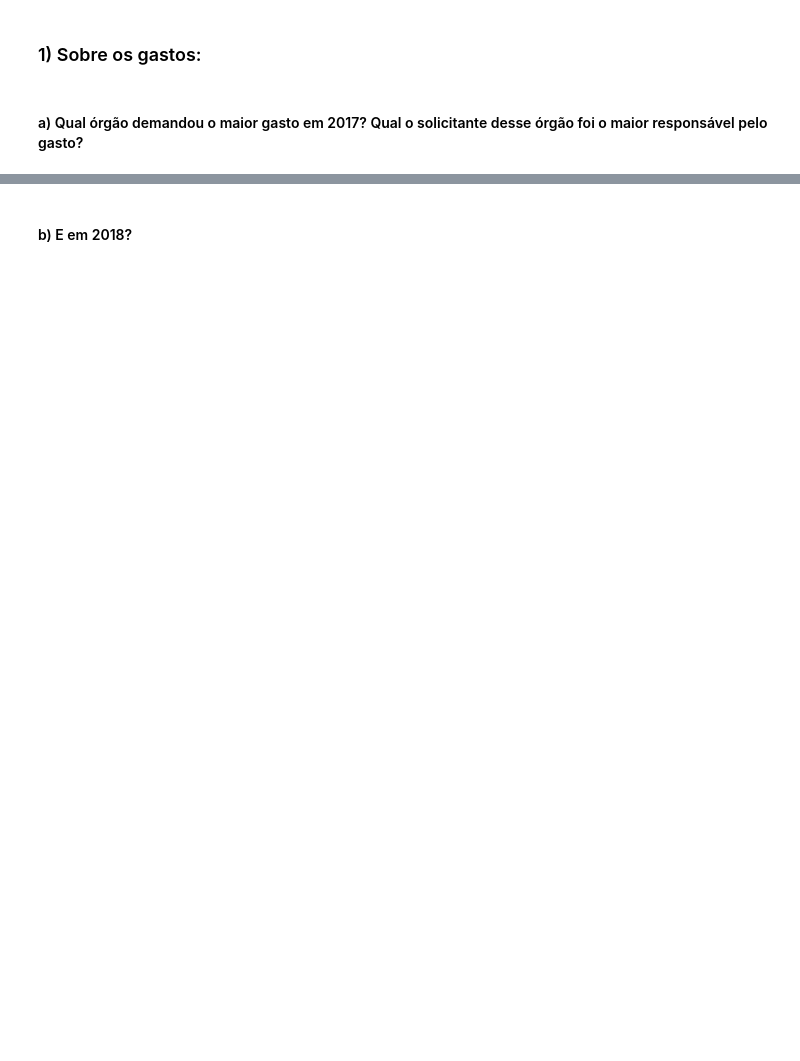
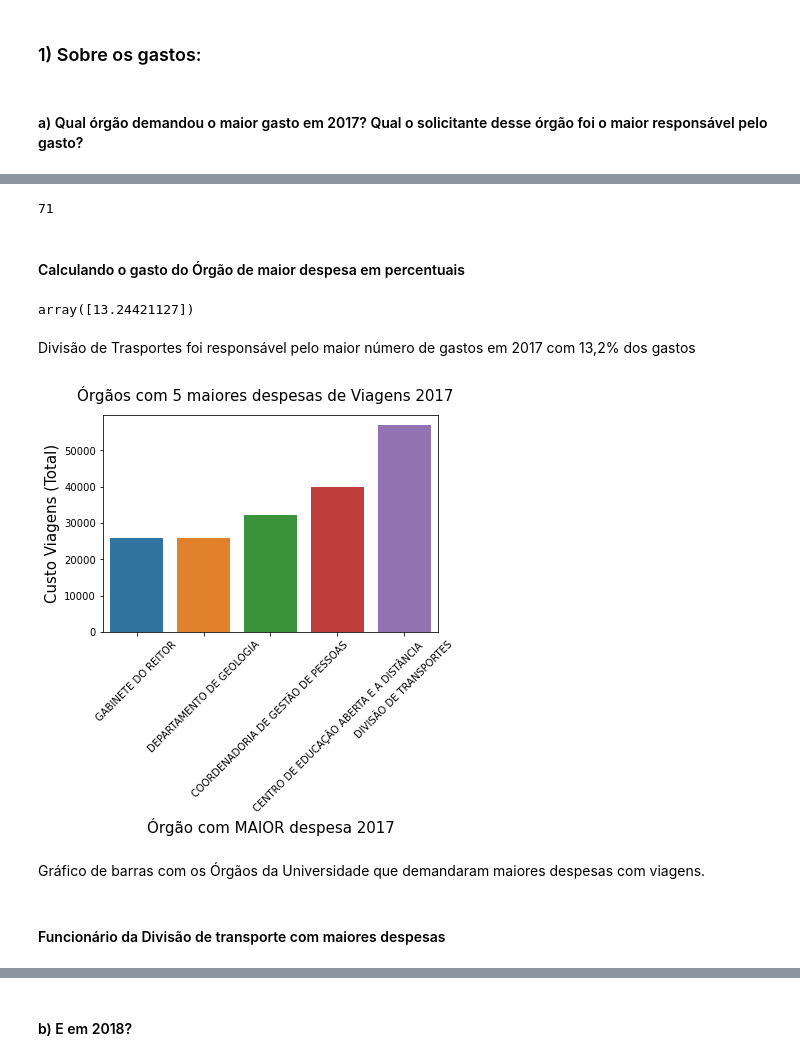
Before and after one commit to PedroSouzaDS/Traveling-Costs-Issue, a Jupyter notebook: Exploring_analysis/Análise_exploratoria.ipynb, the cells around one changed output, grey strips where cells are left out. Saved outputs shown, nothing was run; the diff lists cells and outputs as text; code cells hidden in the pictures; blank space fills up the shorter version.

```diff
--- a/Exploring_analysis/Análise_exploratoria.ipynb
+++ b/Exploring_analysis/Análise_exploratoria.ipynb
@@ -1,3 +1,8 @@
 # %% [markdown]
 # Análise Exploratória
 Nesta etapa, os dados de custos de viagem serão analisados estatisticamente mais a fundo, aqui sairão as respostas para as seguintes perguntas relacionadas aos problemas do negócio por meio de insights.
+# %%
+import pandas as pd
+
+df = pd.read_excel('C:/Users/Pedro Fernandes/Desktop/Github/Traveling-Costs-Issue/Data Cleaning/Passagens_Diárias_transf.xlsx')
+df.head()
@@ -5,3 +17,9 @@ Nesta etapa, os dados de custos de viagem serão analisados estatisticamente mai
 ### 1) Sobre os gastos:
 # %% [markdown]
 #### a) Qual órgão demandou o maior gasto em 2017? Qual o solicitante desse órgão foi o maior responsável pelo gasto?
+# %%
+import seaborn as sns
+import matplotlib.pyplot as plt
+
+flt17 = df[df.Ano == 2017]
+flt17.groupby('Orgao_Solicitante').Vr_Viagem.sum().sort_values()
@@ -7,0 +40,26 @@ Nesta etapa, os dados de custos de viagem serão analisados estatisticamente mai
+# %%
+len(flt17.groupby('Orgao_Solicitante').Vr_Viagem.sum().sort_values())
+# %% [output]
+71
+# %% [markdown]
+#### Calculando o gasto do Órgão de maior despesa em percentuais
+# %%
+(flt17.groupby('Orgao_Solicitante').Vr_Viagem.sum().sort_values().tail(1).values/flt17.groupby('Orgao_Solicitante').Vr_Viagem.sum().sort_values().sum())*100
+# %% [output]
+array([13.24421127])
+# %% [markdown]
+Divisão de Trasportes foi responsável pelo maior número de gastos em 2017 com 13,2% dos gastos
+# %%
+sns.barplot(flt17.groupby('Orgao_Solicitante').Vr_Viagem.sum().sort_values().tail().index,
+             y = flt17.groupby('Orgao_Solicitante').Vr_Viagem.sum().sort_values().tail())
+plt.xticks(rotation = 45)
+plt.xlabel('Órgão com MAIOR despesa 2017', fontsize = 15)
+plt.ylabel('Custo Viagens (Total)', fontsize = 15)
+plt.suptitle('Órgãos com 5 maiores despesas de Viagens 2017', fontsize = 15)
+plt.show()
+# %% [output]
+[figure, added]
+# %% [markdown]
+Gráfico de barras com os Órgãos da Universidade que demandaram maiores despesas com viagens.
+# %% [markdown]
+#### Funcionário da Divisão de transporte com maiores despesas
```
Also changed, not shown: parts of 27 cells of this notebook.
